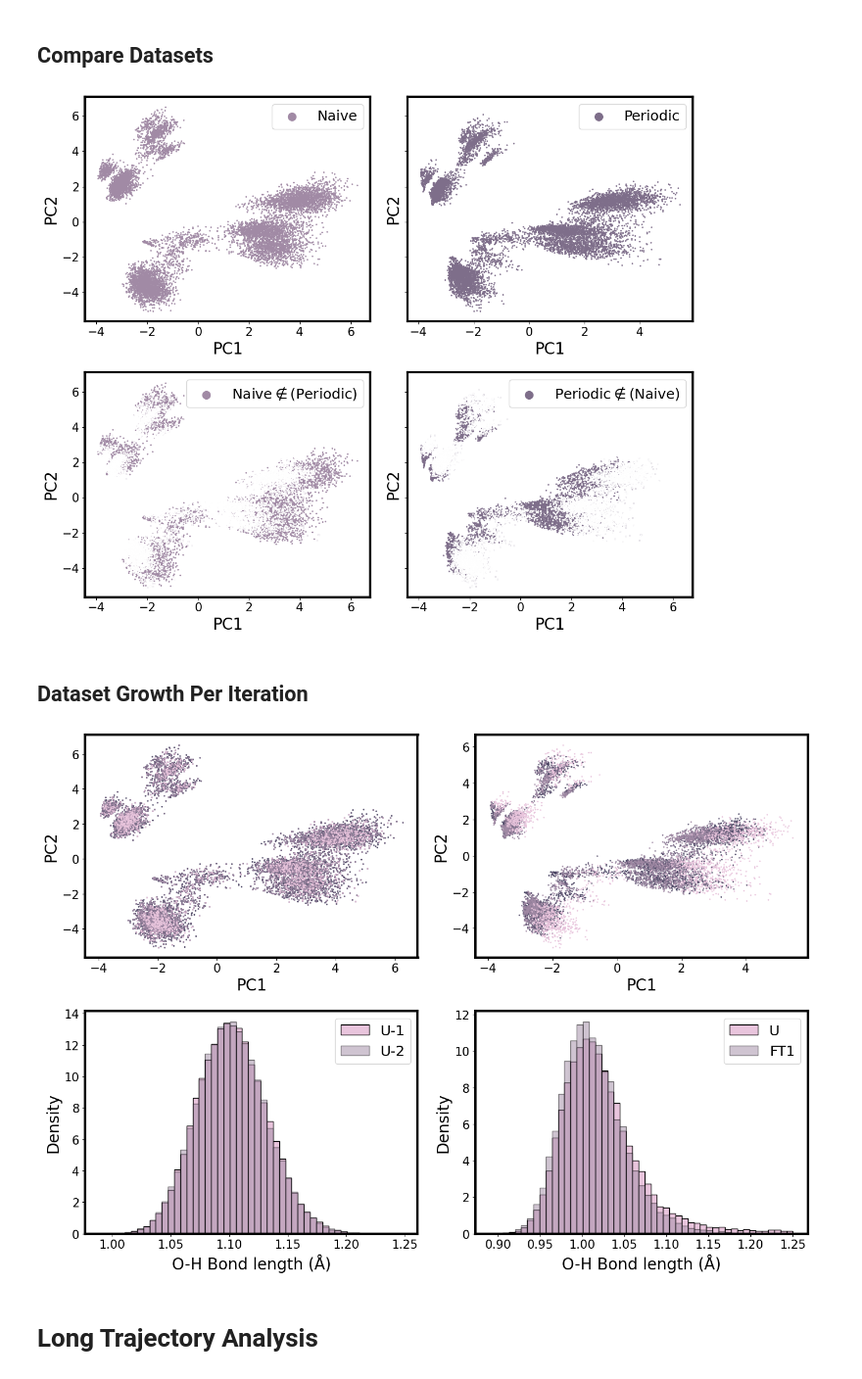
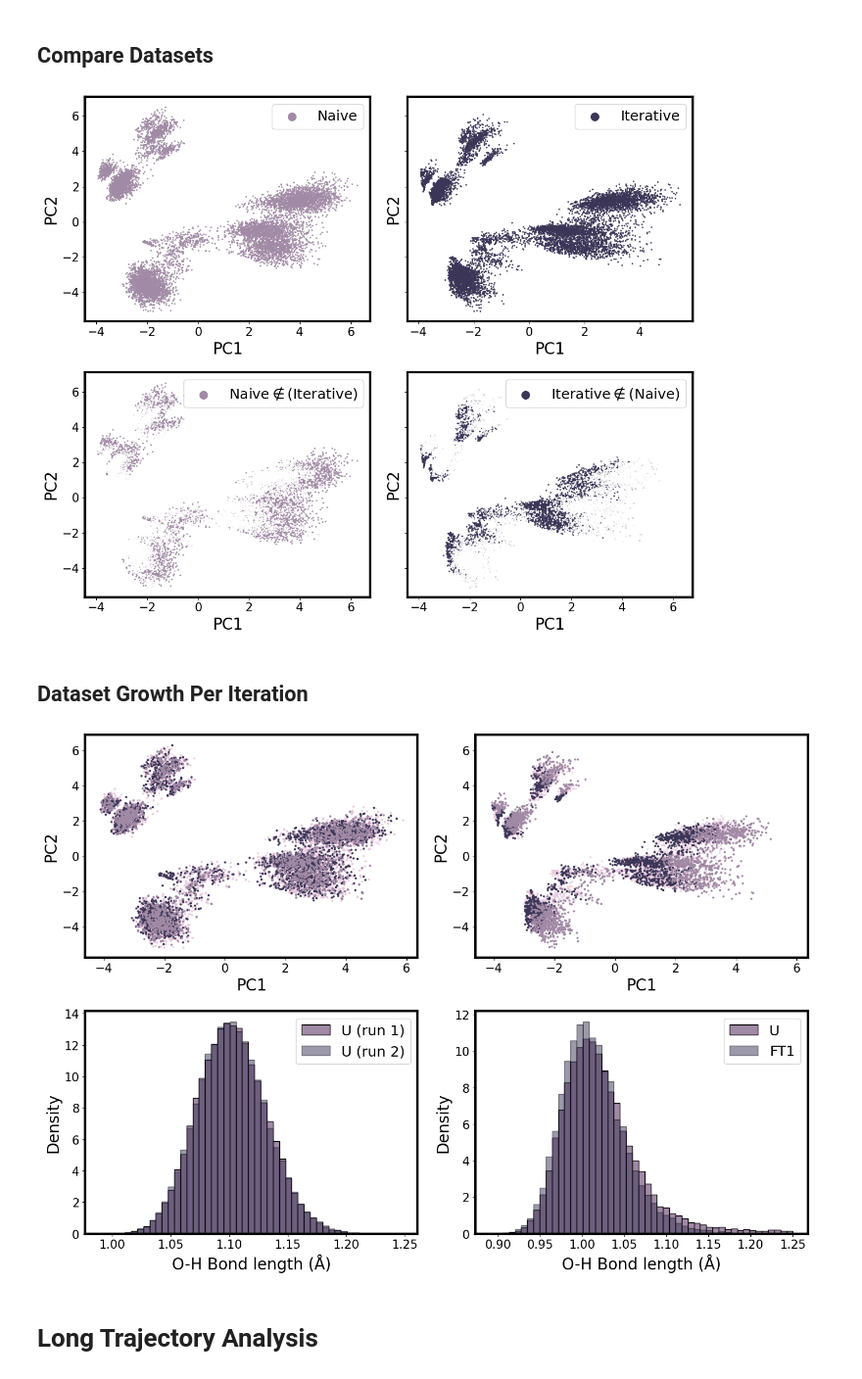
Before and after one commit to YangLab-GT/umlip_bias_finetuning, a Jupyter notebook: analysis/figure_notebook.ipynb, the cells around one changed output. Shown at 98% size. Cells and saved outputs as stored; diff of their text form; code cells hidden in the pictures.

```diff
--- a/analysis/figure_notebook.ipynb
+++ b/analysis/figure_notebook.ipynb
@@ -173,8 +173,8 @@ ax[1].axvline(x=5, linestyle='--', linewidth=2, color='black')
 ax[1].axvline(x=6, linestyle='--', linewidth=2, color='black')
 ax[1].tick_params(axis='y', which='both', labelcolor=(0,0,0,0))
 ax[1].tick_params(axis='y', which='both', color=(0,0,0,0))
-ax[0].set_xlabel("Naive Models(N-Xpts)")
-ax[1].set_xlabel("Periodic Models(FTX)")
+ax[0].set_xlabel("Naive Models (N-Xpts)")
+ax[1].set_xlabel("Iterative Models (FTX)")
 ax[0].set_ylabel("Residual (meV/at)")
 fig.tight_layout()
 fig.savefig("./figures/results_modelEvaluations.svg")
@@ -400,15 +400,15 @@ PC1 to PC5: 0.6891 (68.91%)
 # %%
 # Plot 2x2 PCA plot with comparison of datasets
 fig, ax = plt.subplots(2, 2, figsize = (12, 10), sharey=True,)
-ax[0,1].scatter(X_ft_pca[:, 0], X_ft_pca[:, 1], s=1, alpha=1, color=colors[3],
-           label='Periodic', rasterized=True)
+ax[0,1].scatter(X_ft_pca[:, 0], X_ft_pca[:, 1], s=1, alpha=1, color=colors[5],
+           label='Iterative', rasterized=True)
 ax[0,0].scatter(X_naive_pca[:, 0], X_naive_pca[:, 1], s=1, alpha=1, color=colors[2],
            label='Naive', rasterized=True)
-ax[1,1].scatter(X_ft_pca[:, 0], X_ft_pca[:, 1], s=1, alpha=1, color=colors[3],
-           label=r'Periodic$\notin$(Naive)', rasterized=True)
+ax[1,1].scatter(X_ft_pca[:, 0], X_ft_pca[:, 1], s=1, alpha=1, color=colors[5],
+           label=r'Iterative$\notin$(Naive)', rasterized=True)
 ax[1,1].scatter(X_naive_pca[:, 0], X_naive_pca[:, 1], s=1, alpha=1, color='white', rasterized=True)
 ax[1,0].scatter(X_naive_pca[:, 0], X_naive_pca[:, 1], s=1, alpha=1, color=colors[2],
-           label=r'Naive$\notin$(Periodic)', rasterized=True)
+           label=r'Naive$\notin$(Iterative)', rasterized=True)
 ax[1,0].scatter(X_ft_pca[:, 0], X_ft_pca[:, 1], s=1, alpha=1, color='white', rasterized=True)
 # for a in ax[1]:
 #     a.tick_params(axis='both', which='both', labelcolor=(0,0,0,0))
@@ -424,14 +424,14 @@ ax[0,1].set_xlabel("PC1")
 ax[0,1].set_ylabel("PC2")
 ax[0,0].set_xlabel("PC1")
 ax[0,0].set_ylabel("PC2")
-ax[1,1].legend(markerscale=10)
-ax[1,0].legend(markerscale=10)
-ax[0,0].legend(markerscale=10)
-ax[0,1].legend(markerscale=10)
+ax[1,1].legend(markerscale=10, loc='upper right')
+ax[1,0].legend(markerscale=10, loc='upper right')
+ax[0,0].legend(markerscale=10, loc='upper right')
+ax[0,1].legend(markerscale=10, loc='upper right')
 fig.tight_layout()
 fig.savefig("figures/results_PCA_Datasets.svg")
 # %% [output]
-[figure, old version]
+[figure, new version]
 # %% [markdown]
 ## Dataset Growth Per Iteration
 # %%
@@ -593,54 +593,54 @@ for atoms in dataset_2_p:
 fig, axes = plt.subplots(2, 2, figsize=(14, 10), sharex=False, sharey=False)
 # Naive
 axes[0,0].scatter(X_n50pt_pca[:, 0], X_n50pt_pca[:, 1],
-                alpha=1, s=3, color=colors[5], label=r'N-40$\notin$(N-31, N-21, N-10)',marker='.',rasterized=True)
+                alpha=0.5, s=3, color=colors[0], label=r'N-40$\notin$(N-31, N-21, N-10)',marker='o',rasterized=True)
 axes[0,0].scatter(X_n40pt_pca[:, 0], X_n40pt_pca[:, 1],
-                alpha=1, s=3, color=colors[4], label=r'N-40$\notin$(N-31, N-21, N-10)',marker='.',rasterized=True)
+                alpha=0.5, s=3, color=colors[0], label=r'N-40$\notin$(N-31, N-21, N-10)',marker='o',rasterized=True)
 axes[0,0].scatter(X_n31pt_pca[:, 0], X_n31pt_pca[:, 1],
-                alpha=1, s=3, color=colors[3], label=r'',marker='.',rasterized=True)
+                alpha=0.5, s=3, color=colors[0], label=r'',marker='o',rasterized=True)
 axes[0,0].scatter(X_n21pt_pca[:, 0], X_n21pt_pca[:, 1],
-                alpha=1, s=3, color=colors[2], label=r'',marker='.',rasterized=True)
+                alpha=1, s=3, color=colors[5], label=r'',marker='o',rasterized=True)
 axes[0,0].scatter(X_n10pt_pca[:, 0], X_n10pt_pca[:, 1],
-                alpha=1, s=3, color=colors[0], label=r"N-10",marker='.',rasterized=True)
+                alpha=1, s=3, color=colors[2], label=r"N-10",marker='o',rasterized=True)
 # Periodic
 axes[0,1].scatter(X_ft4_pca[:, 0], X_ft4_pca[:, 1],
-                alpha=1, s=3, color=colors[5], label=r'U',marker='.',rasterized=True)
+                alpha=0.5, s=3, color=colors[0], label=r'U',marker='o',rasterized=True)
 axes[0,1].scatter(X_ft3_pca[:, 0], X_ft3_pca[:, 1],
-                alpha=1, s=3, color=colors[4], label=r'U',marker='.',rasterized=True)
+                alpha=0.5, s=3, color=colors[0], label=r'U',marker='o',rasterized=True)
 axes[0,1].scatter(X_ft2_pca[:, 0], X_ft2_pca[:, 1],
-                alpha=1, s=3, color=colors[3], label=r'U',marker='.',rasterized=True)
+                alpha=0.5, s=3, color=colors[0], label=r'U',marker='o',rasterized=True)
 axes[0,1].scatter(X_ft1_pca[:, 0], X_ft1_pca[:, 1],
-                alpha=1, s=3, color=colors[2], label=r'U',marker='.',rasterized=True)
+                alpha=1, s=3, color=colors[5], label=r'U',marker='o',rasterized=True)
 axes[0,1].scatter(X_u_pca[:, 0], X_u_pca[:, 1],
-                alpha=1, s=3, color=colors[0], label=r'U',marker='.',rasterized=True)
+                alpha=1, s=3, color=colors[2], label=r'U',marker='o',rasterized=True)
 # Plot histograms of O-H bond lengths
 combined = np.concatenate([dataset_1_bonds_p, dataset_2_bonds_p])
 bins = np.linspace(combined.min(), combined.max(), 50)
-axes[1,1].hist(dataset_1_bonds_p, bins=bins, alpha=1, color=colors[0], edgecolor='black', density=True, label='U')
-axes[1,1].hist(dataset_2_bonds_p, bins=bins, alpha=0.5, color=colors[2], edgecolor='black', density=True, label='FT1')
+axes[1,1].hist(dataset_1_bonds_p, bins=bins, alpha=1, color=colors[2], edgecolor='black', density=True, label='U')
+axes[1,1].hist(dataset_2_bonds_p, bins=bins, alpha=0.5, color=colors[5], edgecolor='black', density=True, label='FT1')
 axes[1,1].set_xlabel("O-H Bond length (Å)")
 axes[1,1].set_ylabel("Density")
 axes[1,1].legend()
 combined = np.concatenate([dataset_1_bonds, dataset_2_bonds])
 bins = np.linspace(combined.min(), combined.max(), 50)
-axes[1,0].hist(dataset_1_bonds, bins=bins, alpha=1, color=colors[0], edgecolor='black', density=True, label='U-1')
-axes[1,0].hist(dataset_2_bonds, bins=bins, alpha=0.5, color=colors[2], edgecolor='black', density=True, label='U-2')
+axes[1,0].hist(dataset_1_bonds, bins=bins, alpha=1, color=colors[2], edgecolor='black', density=True, label='U (run 1)')
+axes[1,0].hist(dataset_2_bonds, bins=bins, alpha=0.5, color=colors[5], edgecolor='black', density=True, label='U (run 2)')
 axes[1,0].set_xlabel("O-H Bond length (Å)")
 axes[1,0].set_ylabel("Density")
 axes[1,0].legend()
-xlim = ax[0,0].get_xlim()
-ylim = ax[0,0].get_ylim()
-ax[0,1].set_xlim(xlim)
-ax[0,1].set_ylim(ylim)
+xlim = axes[0,0].get_xlim()
+ylim = axes[0,0].get_ylim()
+axes[0,1].set_xlim(xlim)
+axes[0,1].set_ylim(ylim)
 axes[0,0].set_xlabel("PC1", fontsize=20)
 axes[0,0].set_ylabel("PC2", fontsize=20)
 axes[0,1].set_xlabel("PC1", fontsize=20)
 axes[0,1].set_ylabel("PC2", fontsize=20)
 fig.tight_layout()
 fig.savefig("figures/results_PCA_per_iteration_2.svg")
 fig.show()
 # %% [output]
-[figure, old version]
+[figure, new version]
 # %%
 # SI, CO bond lengths
 fig, axes = plt.subplots(1, 2, figsize=(14, 5), sharex=False, sharey=False)
```
Also changed, not shown: parts of 2 cells of this notebook, 13 other files.
